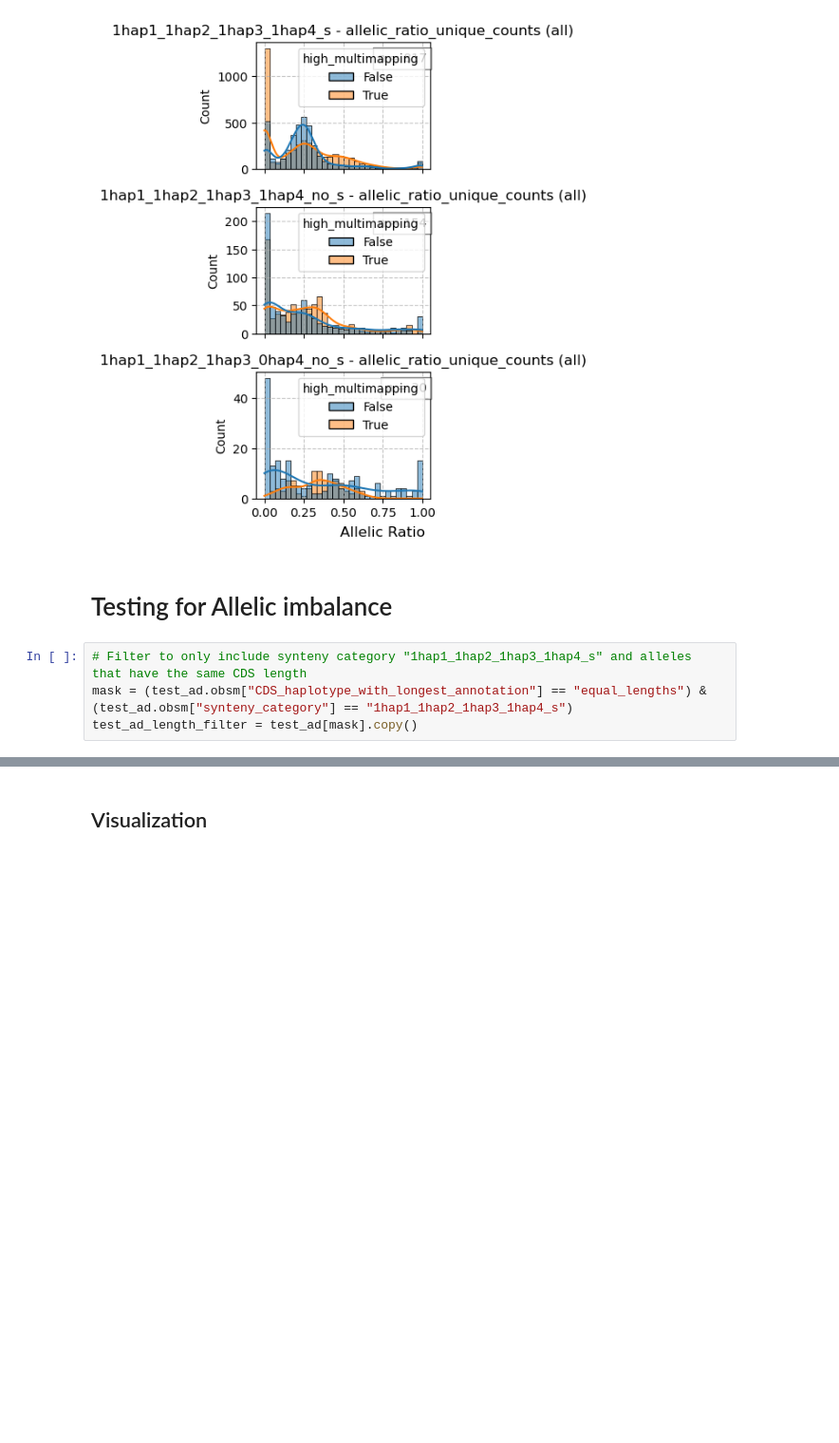
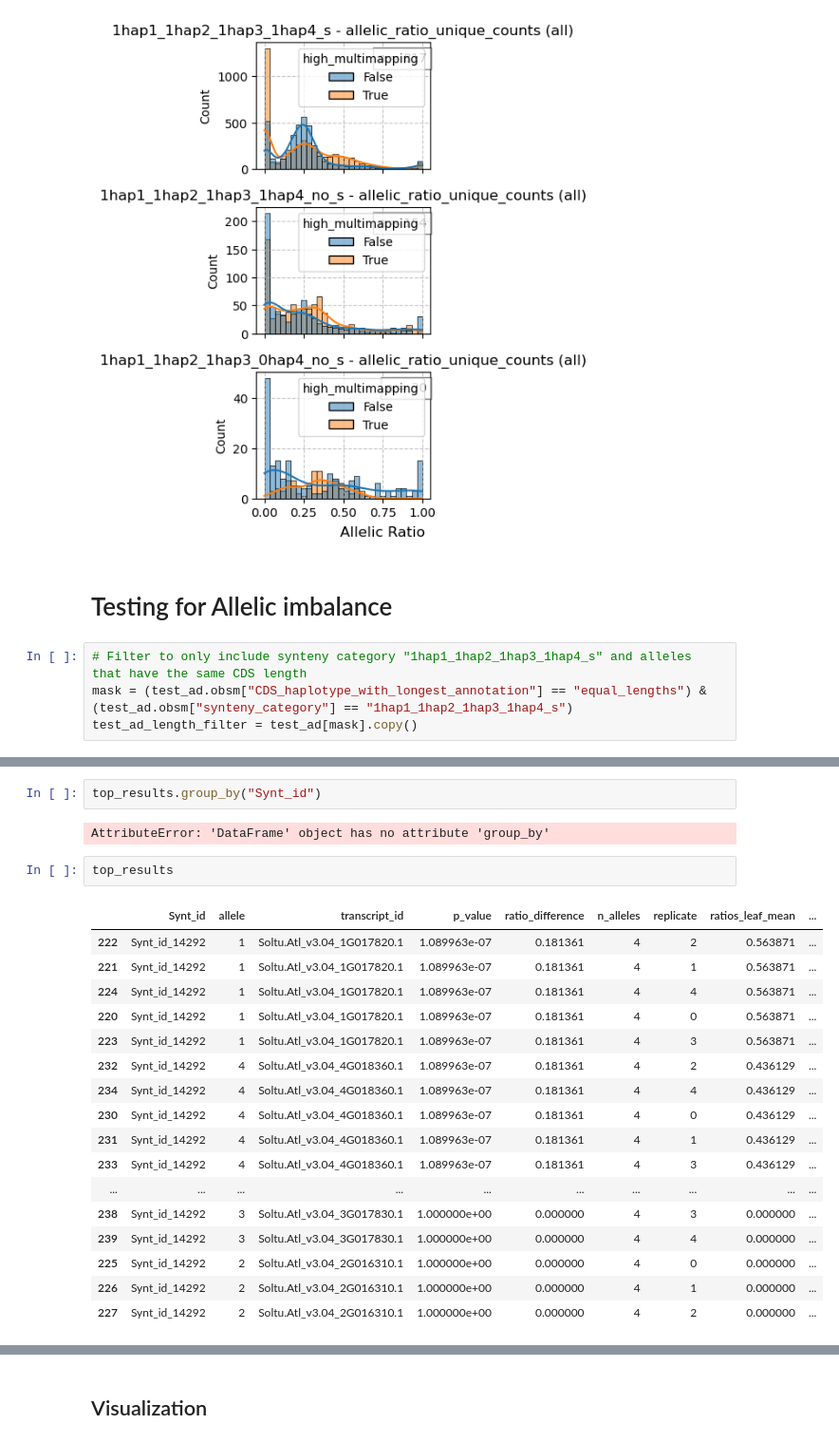
Before and after one commit to nadjano/polyase, a Jupyter notebook: .notebooks/long_readRNA_seq_counts_allele_atlantic.ipynb, the cells around one changed output, grey strips where cells are left out. Shown at 95% size. Saved outputs shown, nothing was run; the diff lists cells and outputs as text; blank space fills up the shorter version.

```diff
--- a/.notebooks/long_readRNA_seq_counts_allele_atlantic.ipynb
+++ b/.notebooks/long_readRNA_seq_counts_allele_atlantic.ipynb
@@ -236,3 +225,27 @@ plt.show()
+# %%
+top_results.group_by("Synt_id")
+# %% [output]
+AttributeError: 'DataFrame' object has no attribute 'group_by'
+# %%
+top_results
+# %% [output]
+|  | Synt_id | allele | transcript_id | p_value | ratio_difference | n_alleles | replicate | ratios_leaf_mean | ... |
+| 222 | Synt_id_14292 | 1 | Soltu.Atl_v3.04_1G017820.1 | 1.089963e-07 | 0.181361 | 4 | 2 | 0.563871 | ... |
+| 221 | Synt_id_14292 | 1 | Soltu.Atl_v3.04_1G017820.1 | 1.089963e-07 | 0.181361 | 4 | 1 | 0.563871 | ... |
+| 224 | Synt_id_14292 | 1 | Soltu.Atl_v3.04_1G017820.1 | 1.089963e-07 | 0.181361 | 4 | 4 | 0.563871 | ... |
+| 220 | Synt_id_14292 | 1 | Soltu.Atl_v3.04_1G017820.1 | 1.089963e-07 | 0.181361 | 4 | 0 | 0.563871 | ... |
+| 223 | Synt_id_14292 | 1 | Soltu.Atl_v3.04_1G017820.1 | 1.089963e-07 | 0.181361 | 4 | 3 | 0.563871 | ... |
+| 232 | Synt_id_14292 | 4 | Soltu.Atl_v3.04_4G018360.1 | 1.089963e-07 | 0.181361 | 4 | 2 | 0.436129 | ... |
+| 234 | Synt_id_14292 | 4 | Soltu.Atl_v3.04_4G018360.1 | 1.089963e-07 | 0.181361 | 4 | 4 | 0.436129 | ... |
+| 230 | Synt_id_14292 | 4 | Soltu.Atl_v3.04_4G018360.1 | 1.089963e-07 | 0.181361 | 4 | 0 | 0.436129 | ... |
+| 231 | Synt_id_14292 | 4 | Soltu.Atl_v3.04_4G018360.1 | 1.089963e-07 | 0.181361 | 4 | 1 | 0.436129 | ... |
+| 233 | Synt_id_14292 | 4 | Soltu.Atl_v3.04_4G018360.1 | 1.089963e-07 | 0.181361 | 4 | 3 | 0.436129 | ... |
+| ... | ... | ... | ... | ... | ... | ... | ... | ... | ... |
+| 238 | Synt_id_14292 | 3 | Soltu.Atl_v3.04_3G017830.1 | 1.000000e+00 | 0.000000 | 4 | 3 | 0.000000 | ... |
+| 239 | Synt_id_14292 | 3 | Soltu.Atl_v3.04_3G017830.1 | 1.000000e+00 | 0.000000 | 4 | 4 | 0.000000 | ... |
+| 225 | Synt_id_14292 | 2 | Soltu.Atl_v3.04_2G016310.1 | 1.000000e+00 | 0.000000 | 4 | 0 | 0.000000 | ... |
+| 226 | Synt_id_14292 | 2 | Soltu.Atl_v3.04_2G016310.1 | 1.000000e+00 | 0.000000 | 4 | 1 | 0.000000 | ... |
+| 227 | Synt_id_14292 | 2 | Soltu.Atl_v3.04_2G016310.1 | 1.000000e+00 | 0.000000 | 4 | 2 | 0.000000 | ... |
 # %%
 results_test = results_df[results_df["Synt_id"] == "Synt_id_25421"]
 # get the Synt ids with the lowest p values
```
Also changed, not shown: parts of 27 cells of this notebook.
